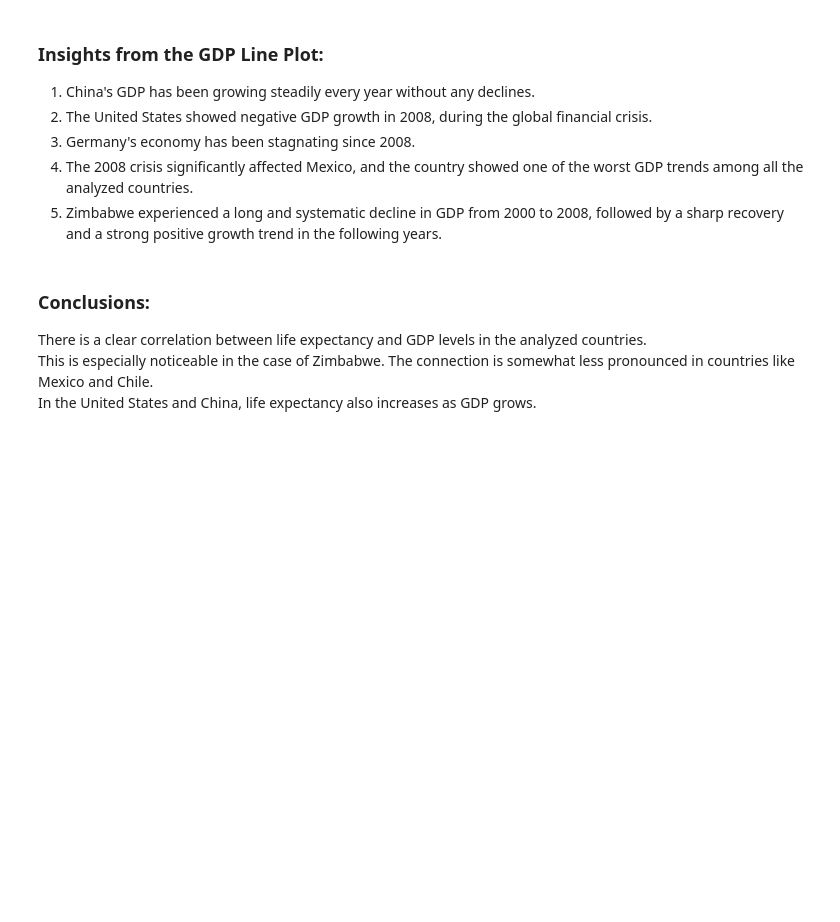
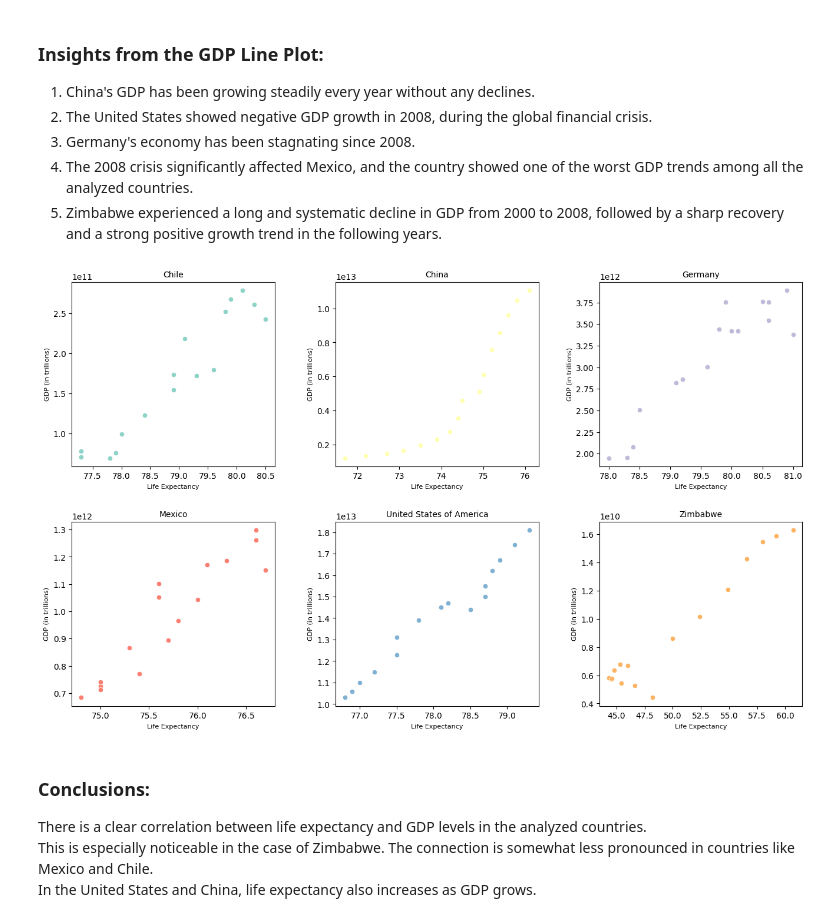
Before and after one commit to 7086600/life_expectancy_gdp_project, a Jupyter notebook: life_expectancy_gdp.ipynb, the cells around one changed output. Saved outputs shown, nothing was run; the diff lists cells and outputs as text; code cells hidden in the pictures; blank space fills up the shorter version.

Commit message:
creating a scatter plot showing GDP vs Life Expectancy

```diff
--- a/life_expectancy_gdp.ipynb
+++ b/life_expectancy_gdp.ipynb
@@ -113,6 +113,30 @@ plt.show()
 3. Germany's economy has been stagnating since 2008.
 4. The 2008 crisis significantly affected Mexico, and the country showed one of the worst GDP trends among all the analyzed countries.
 5. Zimbabwe experienced a long and systematic decline in GDP from 2000 to 2008, followed by a sharp recovery and a strong positive growth trend in the following years.
+# %%
+# creating a scatter plot showing GDP vs Life Expectancy
+plt.figure(figsize=(16, 12), frameon=True)
+
+number_of_countries = len(df['country'].unique())
+countries = df['country'].unique()
+# color palette for lines
+colors = sns.color_palette("Set3", n_colors=number_of_countries)
+# creating plot for each country
+for i in range(number_of_countries):
+    ax = plt.subplot(2, 3, i+1)
+    # plotting GDP for counntry
+    sns.scatterplot(data=df[(df['country'] == countries[i])], x='life_expectancy', y='gdp', marker='o', color=colors[i], ax=ax)
+    plt.title(f'{countries[i]}', fontsize=10)
+    plt.xlabel('Life Expectancy', fontsize=8)
+    plt.ylabel('GDP (in trillions)', fontsize=8)
+    # ax.set_xticks(sorted(df['year'].unique()))
+    # ax.set_xticklabels(df['year'].unique(), fontsize=6, rotation=45)
+
+# adjusting the subplot
+plt.subplots_adjust(bottom=0.3, wspace=0.3, hspace=0.3, top=0.9)
+plt.show()
+# %% [output]
+[figure, added]
 # %% [markdown]
 ### Conclusions:
 
```
